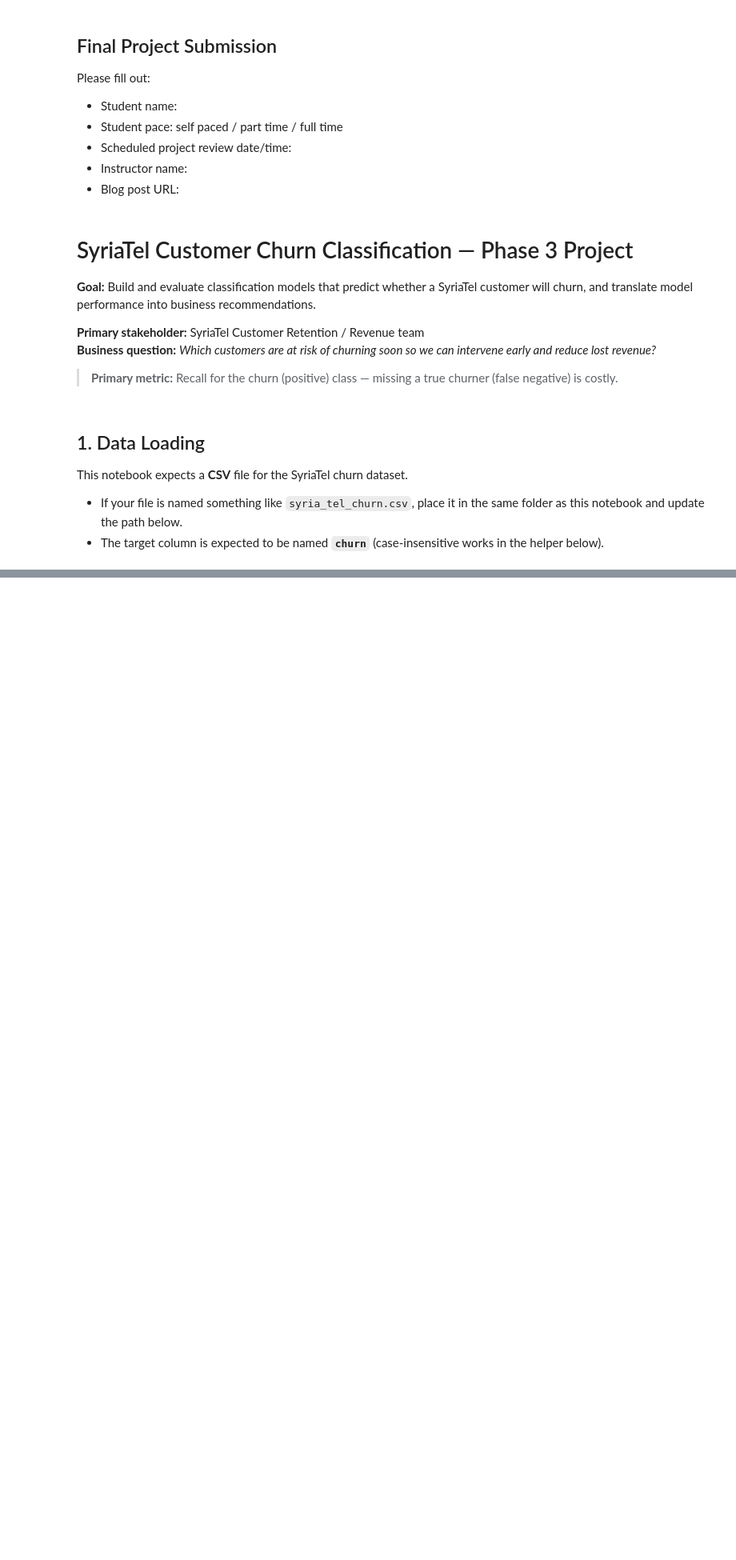
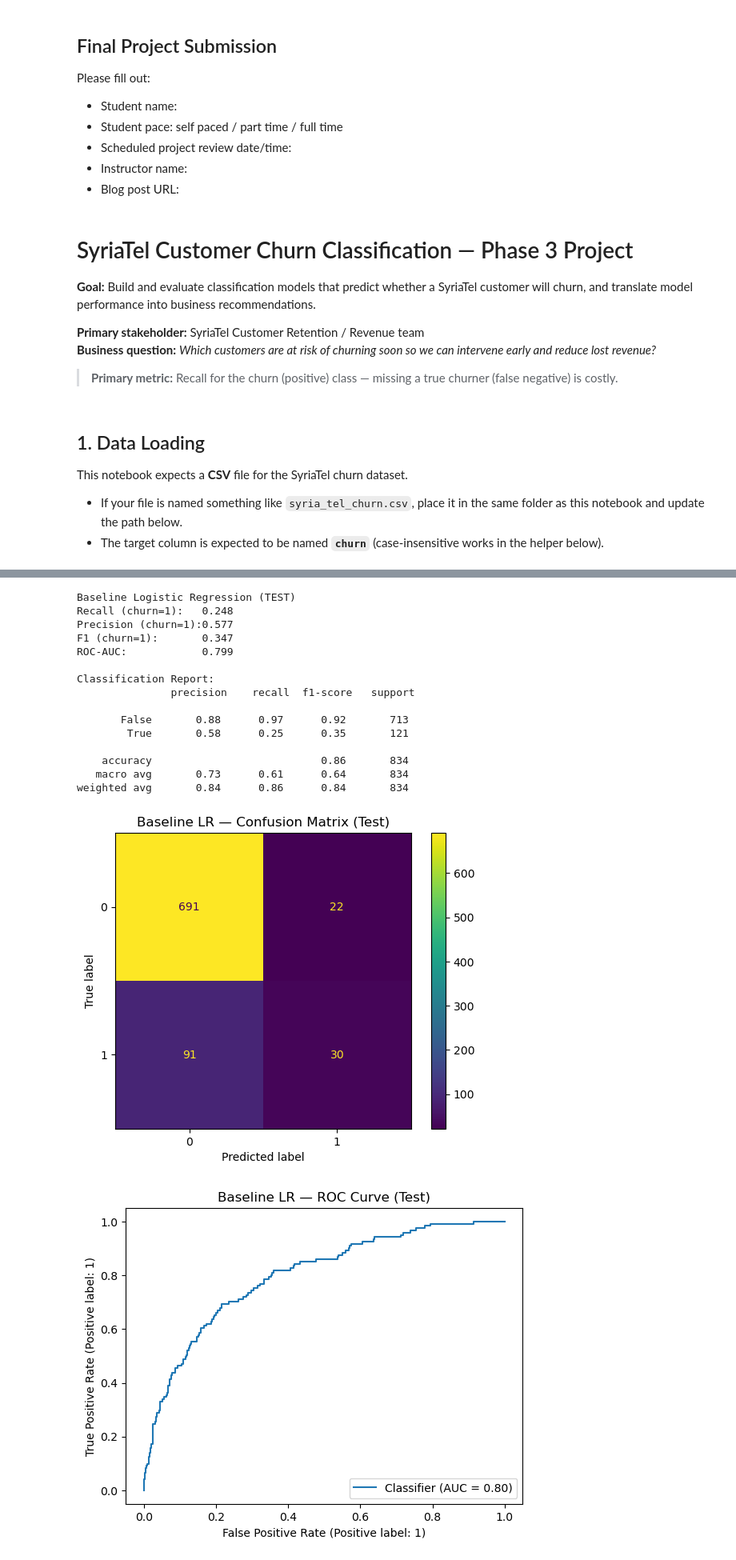
Before and after one commit to Morvine-otieno/phase-3-project, a Jupyter notebook: student.ipynb, the cells around one changed output, grey strips where cells are left out. Shown at 80% size. Saved outputs shown, nothing was run; the diff lists cells and outputs as text; code cells hidden in the pictures; blank space fills up the shorter version.

```diff
--- a/student.ipynb
+++ b/student.ipynb
@@ -70,0 +227,6 @@ FileNotFoundError: [Errno 2] No such file or directory: 'zippedData/syria_tel_ch
+# %%
+# Identify numeric vs categorical columns
+numeric_features = X_train.select_dtypes(include=["number"]).columns.tolist()
+categorical_features = [c for c in X_train.columns if c not in numeric_features]
+
+numeric_features[:10], categorical_features[:10], len(numeric_features), len(categorical_features)
@@ -70,0 +273,58 @@ FileNotFoundError: [Errno 2] No such file or directory: 'zippedData/syria_tel_ch
+# %%
+baseline_lr = Pipeline(steps=[
+    ("preprocess", preprocess),
+    ("model", LogisticRegression(max_iter=2000))
+])
+
+baseline_lr.fit(X_train, y_train)
+
+y_pred = baseline_lr.predict(X_test)
+y_proba = baseline_lr.predict_proba(X_test)[:, 1]
+
+# Primary metric: recall on churn class (assumes churn=1)
+rec = recall_score(y_test, y_pred, pos_label=1)
+prec = precision_score(y_test, y_pred, pos_label=1, zero_division=0)
+f1 = f1_score(y_test, y_pred, pos_label=1, zero_division=0)
+
+# ROC-AUC can fail if probabilities are constant; handle safely.
+try:
+    auc = roc_auc_score(y_test, y_proba)
+except Exception:
+    auc = np.nan
+
+print("Baseline Logistic Regression (TEST)")
+print(f"Recall (churn=1):   {rec:.3f}")
+print(f"Precision (churn=1):{prec:.3f}")
+print(f"F1 (churn=1):       {f1:.3f}")
+print(f"ROC-AUC:            {auc:.3f}" if not np.isnan(auc) else "ROC-AUC:            NA")
+
+print("\nClassification Report:\n", classification_report(y_test, y_pred, zero_division=0))
+
+cm = confusion_matrix(y_test, y_pred)
+disp = ConfusionMatrixDisplay(confusion_matrix=cm)
+disp.plot()
+plt.title("Baseline LR — Confusion Matrix (Test)")
+plt.show()
+
+if not np.isnan(auc):
+    RocCurveDisplay.from_predictions(y_test, y_proba)
+    plt.title("Baseline LR — ROC Curve (Test)")
+    plt.show()
+# %% [output]
+Baseline Logistic Regression (TEST)
+Recall (churn=1):   0.248
+Precision (churn=1):0.577
+F1 (churn=1):       0.347
+ROC-AUC:            0.799
+
+Classification Report:
+               precision    recall  f1-score   support
+
+       False       0.88      0.97      0.92       713
+        True       0.58      0.25      0.35       121
+
+    accuracy                           0.86       834
+   macro avg       0.73      0.61      0.64       834
+weighted avg       0.84      0.86      0.84       834
+[figure, added]
+[figure, added]
```
Also changed, not shown: parts of 25 cells of this notebook, 1 other file.
